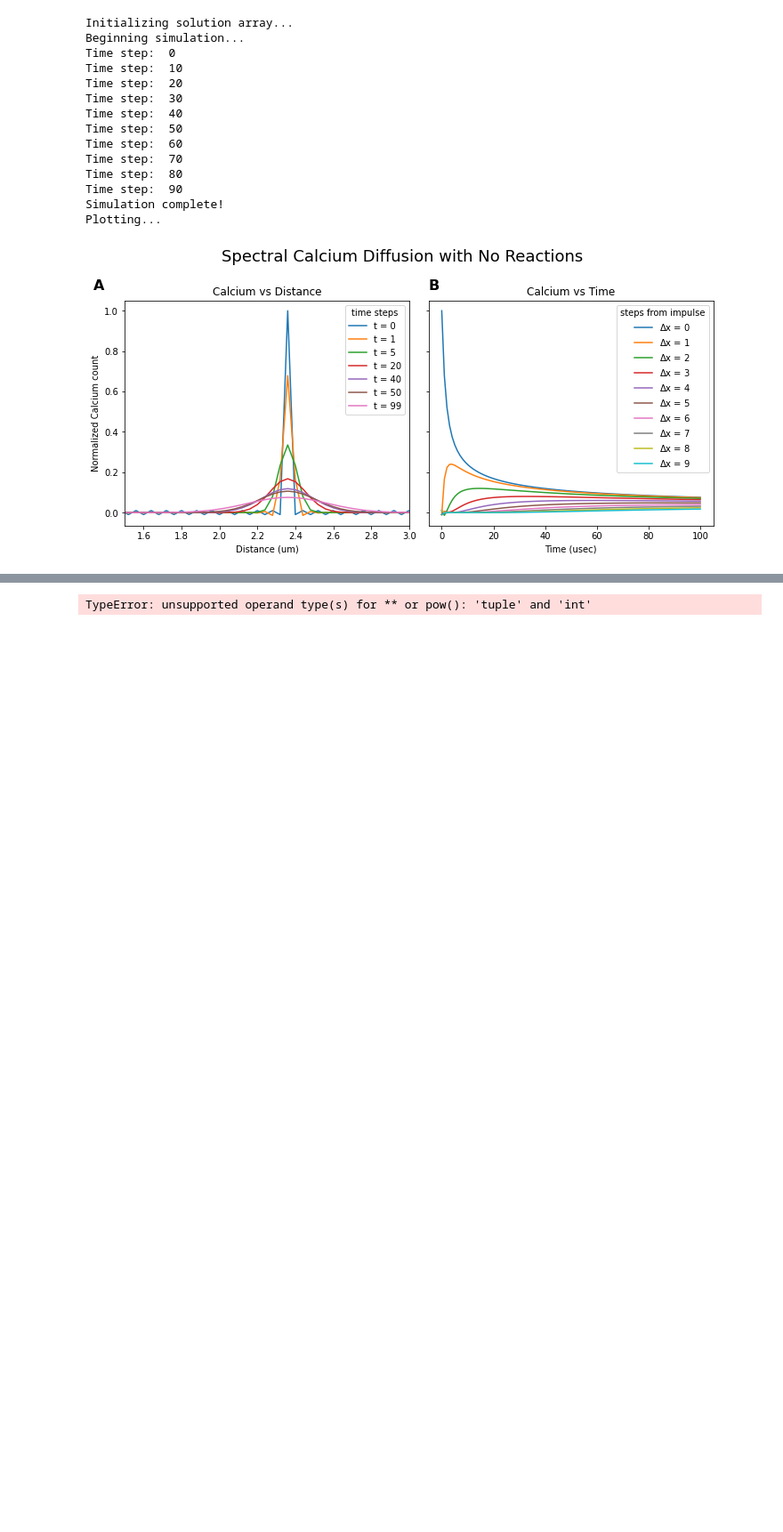
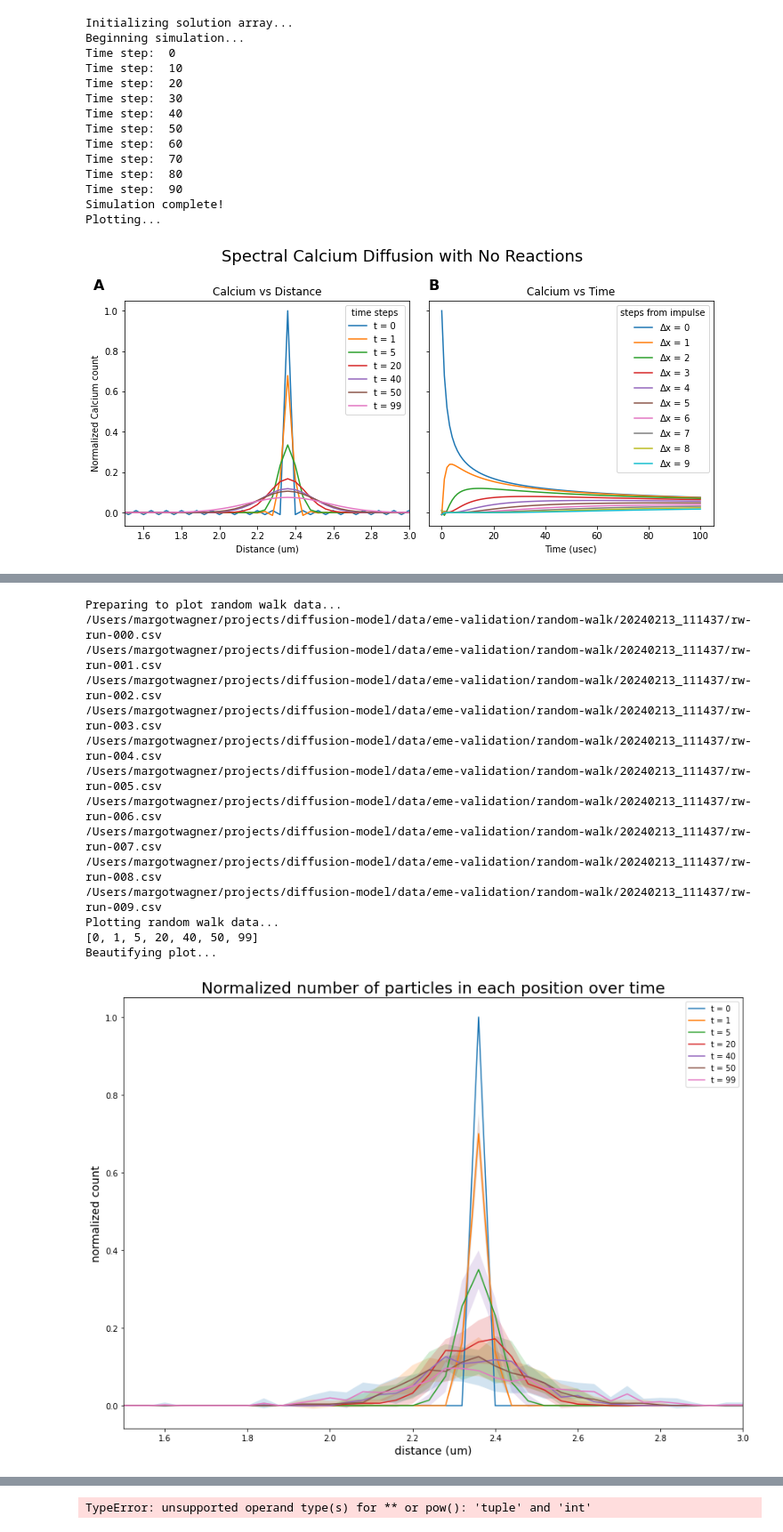
Before and after one commit to margotwagner/diffusion-model, a Jupyter notebook: notebooks/eme-scale-exp.ipynb, the cells around one changed output, grey strips where cells are left out. Shown at 89% size. Saved outputs shown, nothing was run; the diff lists cells and outputs as text; code cells hidden in the pictures; blank space fills up the shorter version.

```diff
--- a/notebooks/eme-scale-exp.ipynb
+++ b/notebooks/eme-scale-exp.ipynb
@@ -120,0 +141,18 @@ TypeError: 'tuple' object cannot be interpreted as an integer
+# %%
+plotter.plot_multiruns_time([0, 1, 5, 20, 40, 50, 99])
+# %% [output]
+Preparing to plot random walk data...
+/Users/margotwagner/projects/diffusion-model/data/eme-validation/random-walk/20240213_111437/rw-run-000.csv
+/Users/margotwagner/projects/diffusion-model/data/eme-validation/random-walk/20240213_111437/rw-run-001.csv
+/Users/margotwagner/projects/diffusion-model/data/eme-validation/random-walk/20240213_111437/rw-run-002.csv
+/Users/margotwagner/projects/diffusion-model/data/eme-validation/random-walk/20240213_111437/rw-run-003.csv
+/Users/margotwagner/projects/diffusion-model/data/eme-validation/random-walk/20240213_111437/rw-run-004.csv
+/Users/margotwagner/projects/diffusion-model/data/eme-validation/random-walk/20240213_111437/rw-run-005.csv
+/Users/margotwagner/projects/diffusion-model/data/eme-validation/random-walk/20240213_111437/rw-run-006.csv
+/Users/margotwagner/projects/diffusion-model/data/eme-validation/random-walk/20240213_111437/rw-run-007.csv
+/Users/margotwagner/projects/diffusion-model/data/eme-validation/random-walk/20240213_111437/rw-run-008.csv
+/Users/margotwagner/projects/diffusion-model/data/eme-validation/random-walk/20240213_111437/rw-run-009.csv
+Plotting random walk data...
+[0, 1, 5, 20, 40, 50, 99]
+Beautifying plot...
+[figure, added]
```
Also changed, not shown: parts of 11 cells of this notebook, 2 other files.
